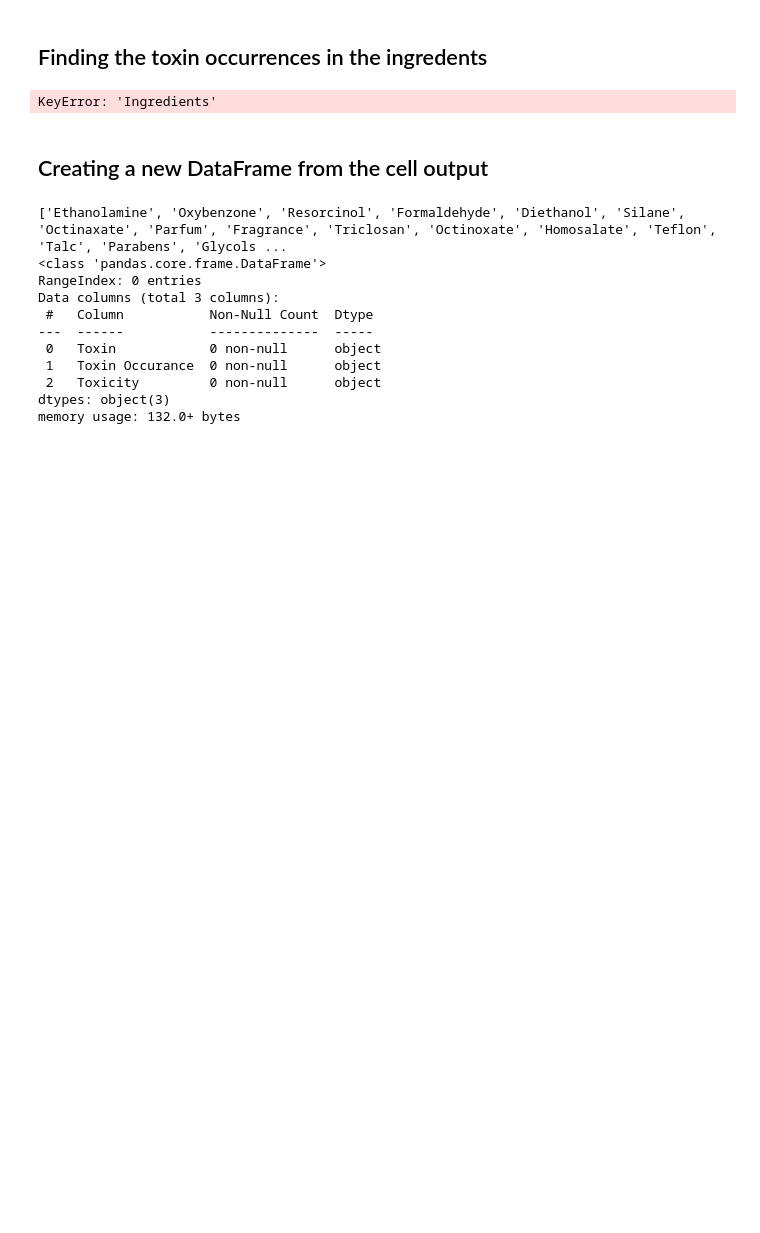
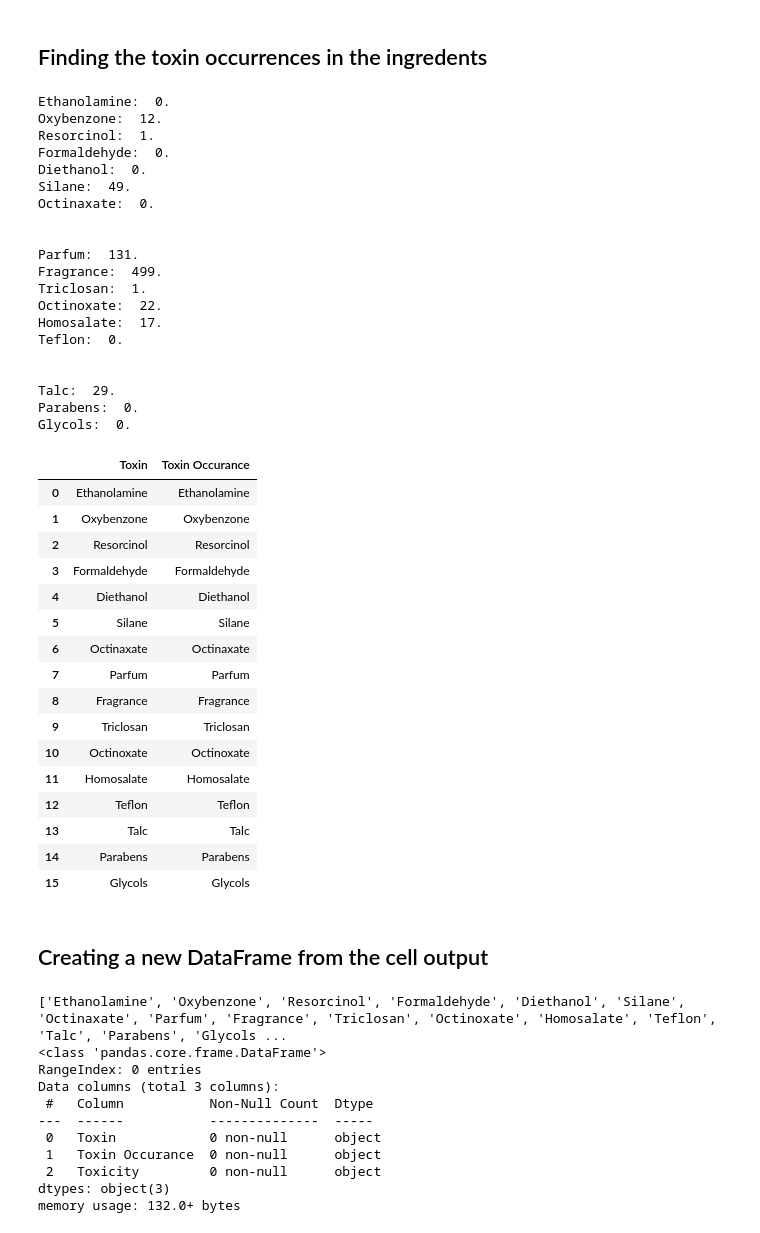
Before and after one commit to mahakanakala/toxins, a Jupyter notebook: notebooks/data_visuals.ipynb, the cells around one changed output. Drawn from its saved outputs; the diff is of its cells as text; code cells hidden in the pictures; blank space fills up the shorter version.

```diff
--- a/notebooks/data_visuals.ipynb
+++ b/notebooks/data_visuals.ipynb
@@ -279,35 +208,71 @@ high_hazard_list = []
 for var, search_str in high_list:
     globals()[var] = df[df['Ingredients'].str.contains(search_str)]
     high_occurrences = len(globals()[var])
     high_occurrences_list.append(high_occurrences)
     high_hazard_list.append(search_str)
     print(f"{search_str}:  {high_occurrences}.")
 
 toxin_name_list =[]
 toxin_occ_list = []
 
 #adding the names the seperate lists to the major list
 toxin_name_list.extend(low_hazard_list + mod_hazard_list + high_hazard_list)
 
 #adding the occurances the seperate lists to the major list
 toxin_occ_list.extend(low_hazard_list + mod_hazard_list + high_hazard_list)
 
 
 toxins_df = pd.DataFrame({
         'Toxin': toxin_name_list,
         'Toxin Occurance': toxin_occ_list
 })
 
 #adding a toxicity column
 # toxins_df = toxins_df.iloc[0:len(low_list)].assign(Toxicity="Low")
 # toxins_df = toxins_df.iloc[8:14].assign(Toxicity="Moderate")
 # toxins_df = toxins_df.iloc[15:17].assign(Toxicity="High")
 
 toxins_df.head(17)
 
-toxins_df.to_csv('../data/interim/toxin.csv')
+# toxins_df.to_csv('../data/interim/toxin.csv')
 # %% [output]
-KeyError: 'Ingredients'
+Ethanolamine:  0.
+Oxybenzone:  12.
+Resorcinol:  1.
+Formaldehyde:  0.
+Diethanol:  0.
+Silane:  49.
+Octinaxate:  0.
+
+
+Parfum:  131.
+Fragrance:  499.
+Triclosan:  1.
+Octinoxate:  22.
+Homosalate:  17.
+Teflon:  0.
+
+
+Talc:  29.
+Parabens:  0.
+Glycols:  0.
+|  | Toxin | Toxin Occurance |
+| 0 | Ethanolamine | Ethanolamine |
+| 1 | Oxybenzone | Oxybenzone |
+| 2 | Resorcinol | Resorcinol |
+| 3 | Formaldehyde | Formaldehyde |
+| 4 | Diethanol | Diethanol |
+| 5 | Silane | Silane |
+| 6 | Octinaxate | Octinaxate |
+| 7 | Parfum | Parfum |
+| 8 | Fragrance | Fragrance |
+| 9 | Triclosan | Triclosan |
+| 10 | Octinoxate | Octinoxate |
+| 11 | Homosalate | Homosalate |
+| 12 | Teflon | Teflon |
+| 13 | Talc | Talc |
+| 14 | Parabens | Parabens |
+| 15 | Glycols | Glycols |
 # %% [markdown]
 ## Creating a new DataFrame from the cell output
 # %%
```
Also changed, not shown: parts of 9 cells of this notebook, 27 other files.
